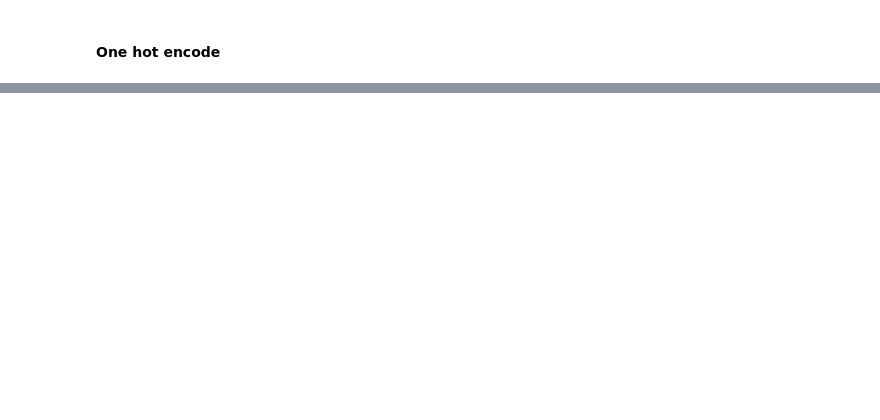
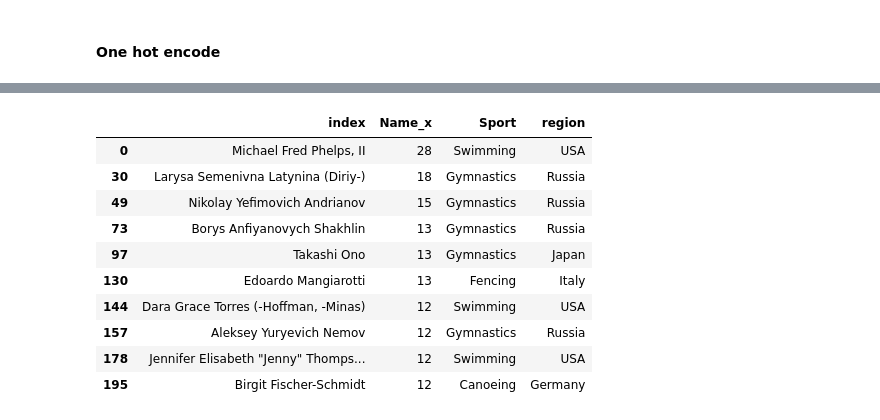
Before and after one commit to Uqbaahmad/Olympics-Analysis, a Jupyter notebook: olympics.ipynb, the cells around one changed output, grey strips where cells are left out. Saved outputs shown, nothing was run; the diff lists cells and outputs as text; code cells hidden in the pictures; blank space fills up the shorter version.

```diff
--- a/olympics.ipynb
+++ b/olympics.ipynb
@@ -102,0 +458,14 @@ fetch_mdeal_tally(year=2016, country='France')
+# %%
+df.dropna(subset=['Medal'])['Name'].value_counts().reset_index().merge(df, left_on='index', right_on='Name', how='left')[['index', 'Name_x', 'Sport', 'region']].drop_duplicates('index').head(10)
+# %% [output]
+|  | index | Name_x | Sport | region |
+| 0 | Michael Fred Phelps, II | 28 | Swimming | USA |
+| 30 | Larysa Semenivna Latynina (Diriy-) | 18 | Gymnastics | Russia |
+| 49 | Nikolay Yefimovich Andrianov | 15 | Gymnastics | Russia |
+| 73 | Borys Anfiyanovych Shakhlin | 13 | Gymnastics | Russia |
+| 97 | Takashi Ono | 13 | Gymnastics | Japan |
+| 130 | Edoardo Mangiarotti | 13 | Fencing | Italy |
+| 144 | Dara Grace Torres (-Hoffman, -Minas) | 12 | Swimming | USA |
+| 157 | Aleksey Yuryevich Nemov | 12 | Gymnastics | Russia |
+| 178 | Jennifer Elisabeth "Jenny" Thomps... | 12 | Swimming | USA |
+| 195 | Birgit Fischer-Schmidt | 12 | Canoeing | Germany |
```
Also changed, not shown: parts of 48 cells of this notebook, 3 other files.
